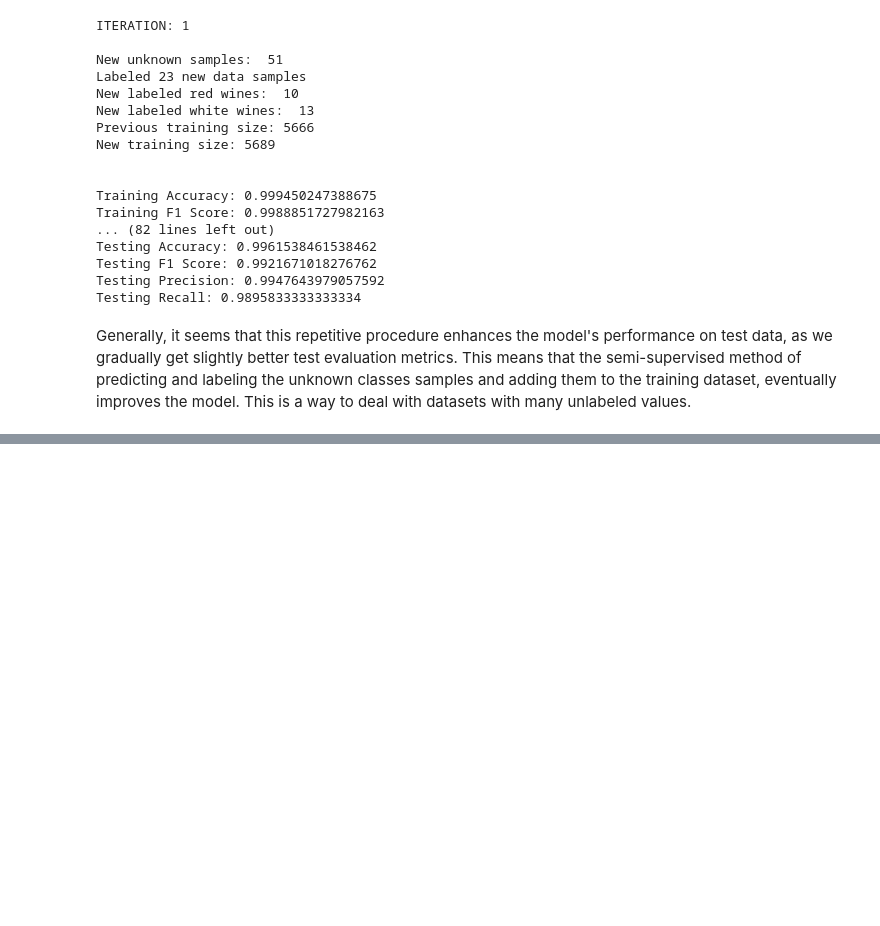
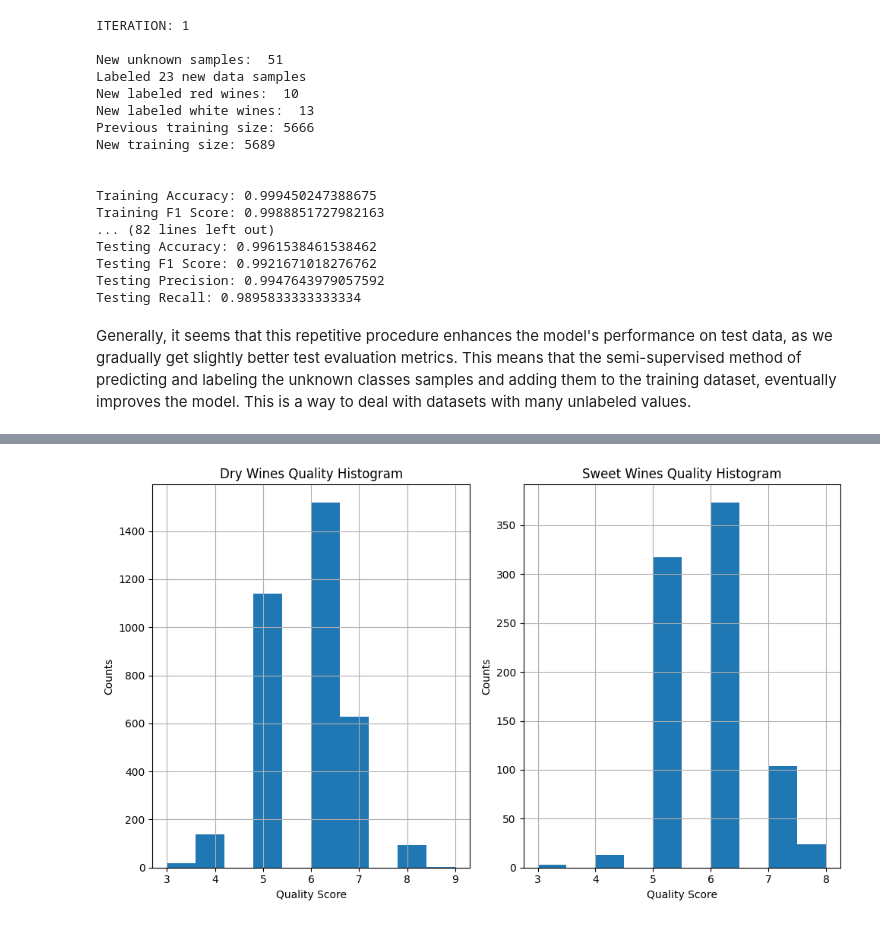
Before and after one commit to Smasko7/Machine-Learning-Course, a Jupyter notebook: Exercise_4.ipynb, the cells around one changed output, grey strips where cells are left out. Saved outputs shown, nothing was run; the diff lists cells and outputs as text; code cells hidden in the pictures; blank space fills up the shorter version.

```diff
--- a/Exercise_4.ipynb
+++ b/Exercise_4.ipynb
@@ -332,0 +460,25 @@ Generally, it seems that this repetitive procedure enhances the model's performa
+# %%
+Dry = df[df['residual sugar'] < 4]
+Semi_Sweet = df[(df['residual sugar'] >= 4) & (df['residual sugar'] <= 12)]
+Sweet = df[df['residual sugar'] > 12]
+
+Dry_quality = Dry['quality']
+Sweet_quality = Sweet['quality']
+
+fig, ax = plt.subplots(1,2,figsize=(10, 6))
+axes = ax.flatten()
+
+Dry_quality.hist(ax=axes[0])
+axes[0].set_title("Dry Wines Quality Histogram")
+axes[0].set_xlabel("Quality Score")
+axes[0].set_ylabel('Counts')
+
+Sweet_quality.hist(ax=axes[1])
+axes[1].set_title("Sweet Wines Quality Histogram")
+axes[1].set_xlabel("Quality Score")
+axes[1].set_ylabel('Counts')
+
+plt.tight_layout()
+plt.show()
+# %% [output]
+[figure, added]
```
Also changed, not shown: parts of 51 cells of this notebook.
